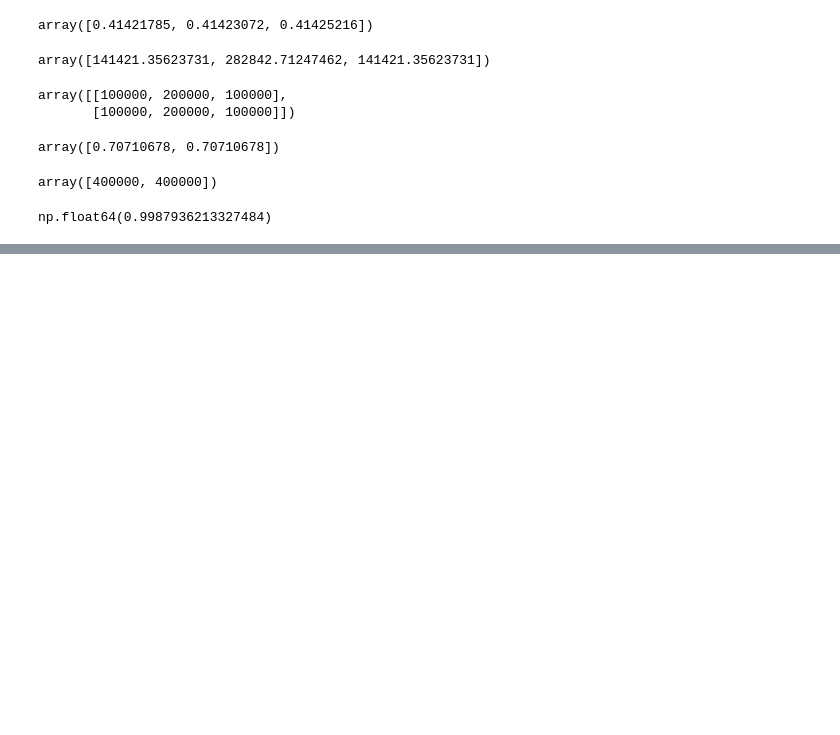
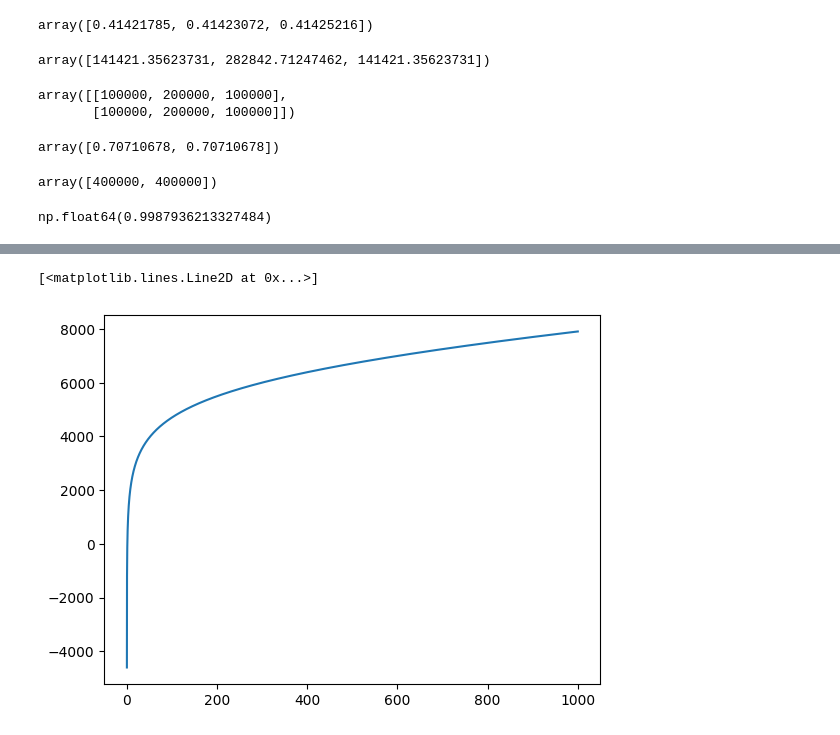
Before and after one commit to lababidi/torus-amm, a Jupyter notebook: analysis.ipynb, the cells around one changed output, grey strips where cells are left out. Saved outputs shown, nothing was run; the diff lists cells and outputs as text; code cells hidden in the pictures; blank space fills up the shorter version.

```diff
--- a/analysis.ipynb
+++ b/analysis.ipynb
@@ -126,0 +134,7 @@ np.float64(0.9987936213327484)
+# %%
+kk = 1000
+jj = np.linspace(0,1000, 100000)[1:]
+plt.plot(jj, kk * np.log( jj ) + jj)
+# %% [output]
+[<matplotlib.lines.Line2D at 0x...>]
+[figure, added]
```
Also changed, not shown: parts of 3 cells of this notebook.
